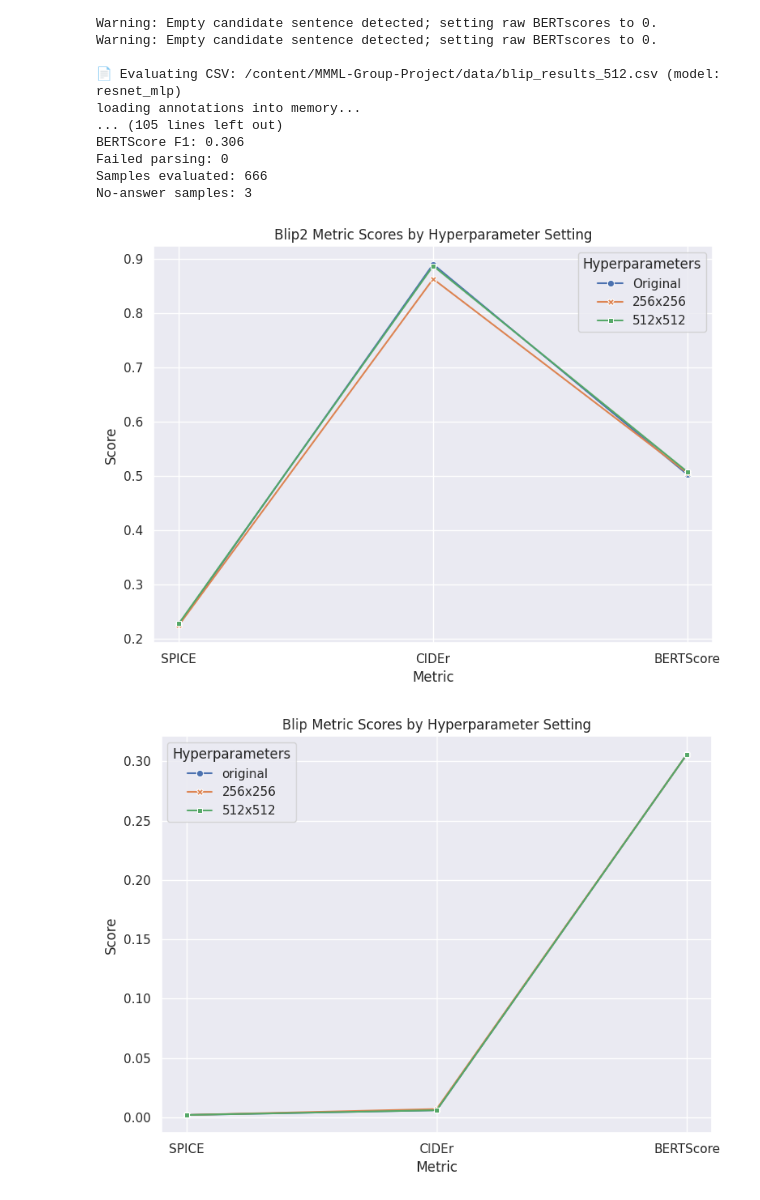
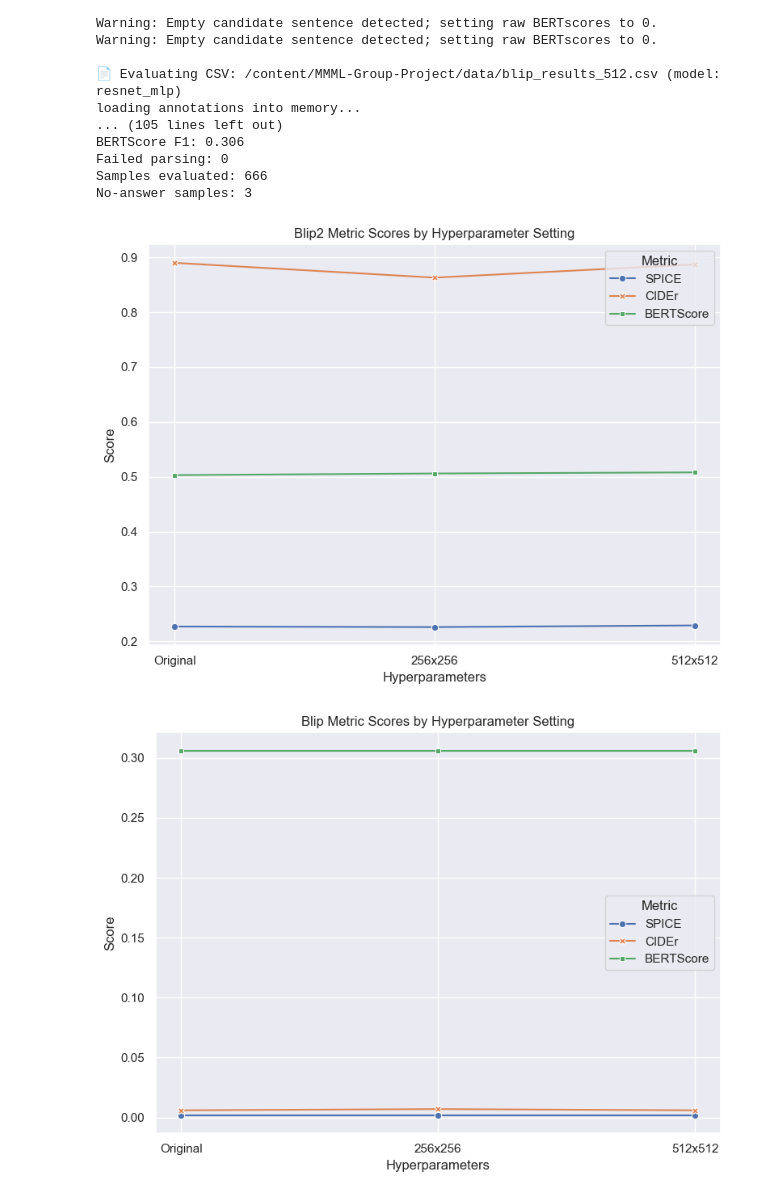
Before and after one commit to Frostday/MMML-Group-Project, a Jupyter notebook: metrics/metrics_plotting.ipynb, the cells around one changed output. Cells and saved outputs as stored; diff of their text form; code cells hidden in the pictures.

```diff
--- a/metrics/metrics_plotting.ipynb
+++ b/metrics/metrics_plotting.ipynb
@@ -157,42 +157,41 @@ import numpy as np
 
 sns.set()
 
 models = np.array(['Blip2', 'Blip2', 'Blip2'])
 hyperparameters = np.array(['Original', '256x256', '512x512'])
 spice = np.array([0.227, 0.226, 0.229])
 cider = np.array([0.890, 0.863, 0.887])
 bertscore = np.array([0.503, 0.506, 0.508])
 
 data = pd.DataFrame({
     'Model': models,
     'Hyperparameters': hyperparameters,
     'SPICE': spice,
     'CIDEr': cider,
     'BERTScore': bertscore
 })
 
 data_melted = data.melt(id_vars=['Model', 'Hyperparameters'],
                         value_vars=['SPICE', 'CIDEr', 'BERTScore'],
                         var_name='Metric',
                         value_name='Score')
 
 plt.figure(figsize=(8,6))
-sns.lineplot(data=data_melted, x='Metric', y='Score',
-             hue='Hyperparameters',
-             style='Hyperparameters', markers=True, dashes=False)
+sns.lineplot(data=data_melted, x='Hyperparameters', y='Score',
+             hue='Metric', style='Metric', markers=True, dashes=False)
 
 plt.title(f'{models[0]} Metric Scores by Hyperparameter Setting')
-plt.xlabel('Metric')
+plt.xlabel('Hyperparameters')
 plt.ylabel('Score')
-plt.legend(title='Hyperparameters')
+plt.legend(title='Metric')
 plt.tight_layout()
 plt.savefig(f'{models[0]}.png', dpi=600)
 plt.show()
 # %% [output]
-[figure, old version]
+[figure, new version]
 # %%
 models = np.array(['Blip', 'Blip', 'Blip'])
-hyperparameters = np.array(['original', '256x256', '512x512'])
+hyperparameters = np.array(['Original', '256x256', '512x512'])
 spice = np.array([0.002, 0.002, 0.002])
 cider = np.array([0.006, 0.007, 0.006])
 bertscore = np.array([0.306, 0.306, 0.306])
@@ -211,16 +210,15 @@ data_melted = data.melt(id_vars=['Model', 'Hyperparameters'],
                         value_name='Score')
 
 plt.figure(figsize=(8,6))
-sns.lineplot(data=data_melted, x='Metric', y='Score',
-             hue='Hyperparameters',
-             style='Hyperparameters', markers=True, dashes=False)
+sns.lineplot(data=data_melted, x='Hyperparameters', y='Score',
+             hue='Metric', style='Metric', markers=True, dashes=False)
 
 plt.title(f'{models[0]} Metric Scores by Hyperparameter Setting')
-plt.xlabel('Metric')
+plt.xlabel('Hyperparameters')
 plt.ylabel('Score')
-plt.legend(title='Hyperparameters')
+plt.legend(title='Metric')
 plt.tight_layout()
 plt.savefig(f'{models[0]}.png', dpi=600)
 plt.show()
 # %% [output]
-[figure, old version]
+[figure, new version]
```
